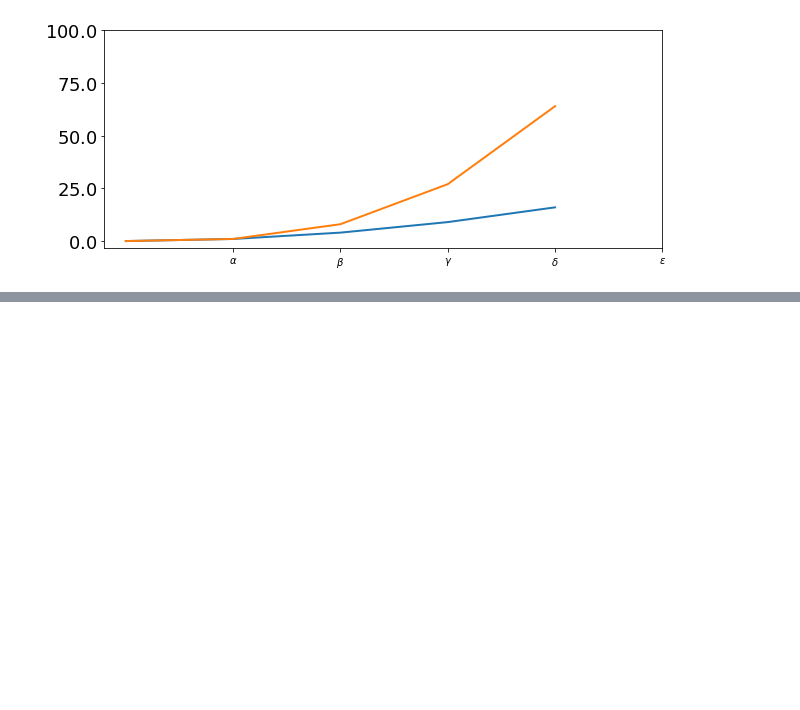
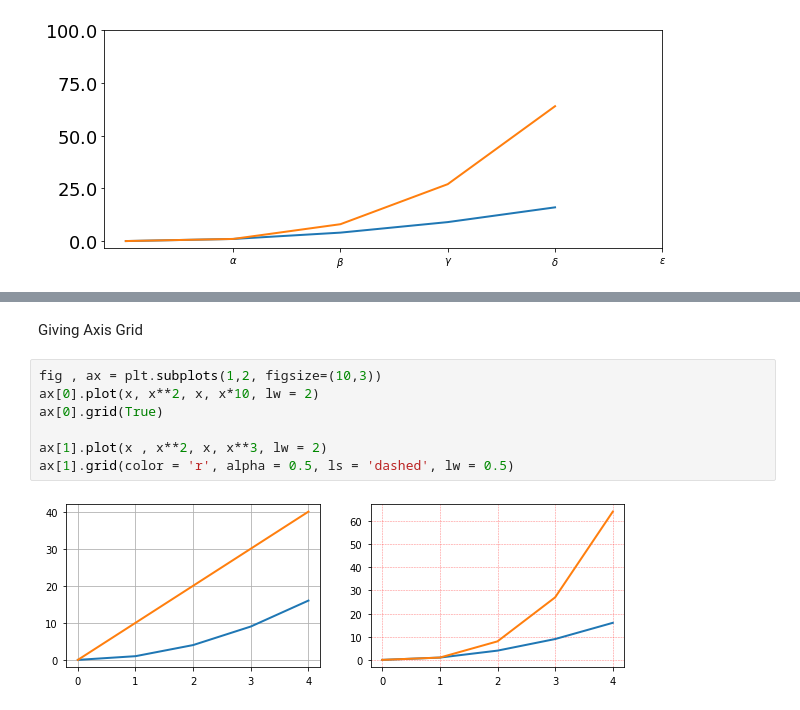
Before and after one commit to sinjoalex/AI, a Jupyter notebook: Matplotlib_Sinjo_try.ipynb, the cells around one changed output, grey strips where cells are left out. Cells and saved outputs as stored; diff of their text form; blank space fills up the shorter version.

```diff
--- a/Matplotlib_Sinjo_try.ipynb
+++ b/Matplotlib_Sinjo_try.ipynb
@@ -211,0 +234,11 @@ formatter = ticker.ScalarFormatter(formatter)
+# %% [markdown]
+Giving Axis Grid
+# %%
+fig , ax = plt.subplots(1,2, figsize=(10,3))
+ax[0].plot(x, x**2, x, x*10, lw = 2)
+ax[0].grid(True)
+
+ax[1].plot(x , x**2, x, x**3, lw = 2)
+ax[1].grid(color = 'r', alpha = 0.5, ls = 'dashed', lw = 0.5)
+# %% [output]
+[figure, added]
```
Also changed, not shown: parts of 29 cells of this notebook.
